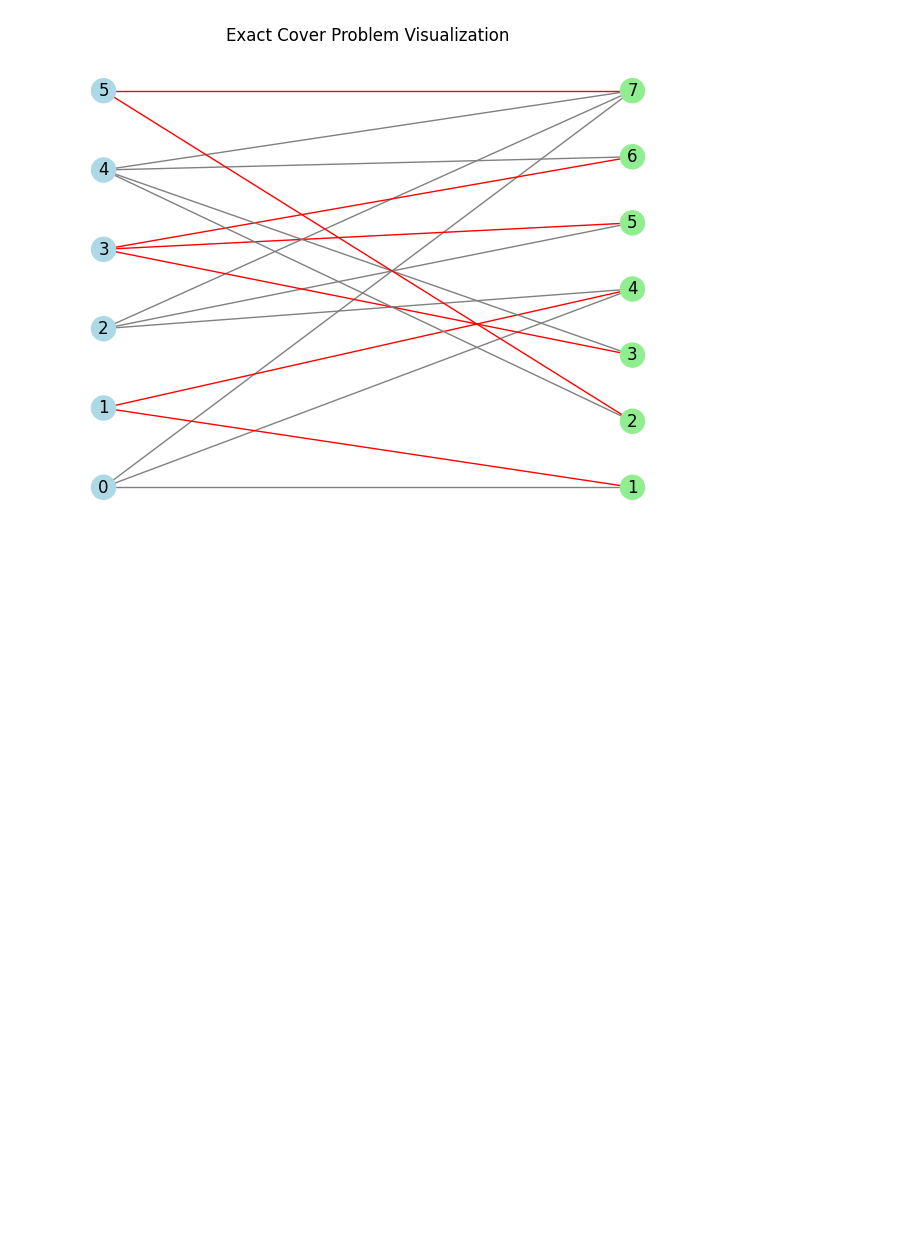
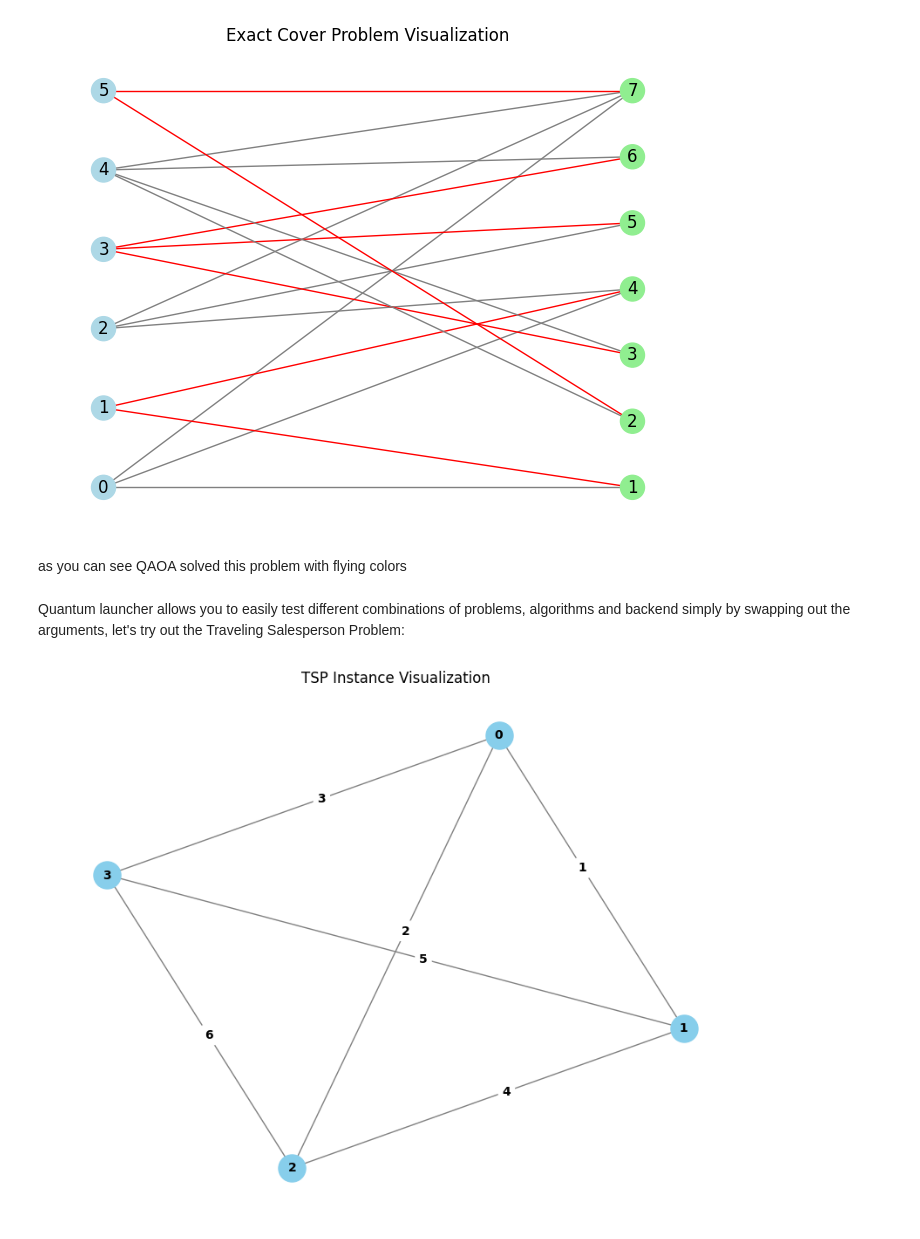
Before and after one commit to PCSS-Quantum/QLauncher, a Jupyter notebook: docs/tutorials/Backends/Qiskit.ipynb, the cells around one changed output. Cells and saved outputs as stored; diff of their text form; code cells hidden in the pictures; blank space fills up the shorter version.

```diff
--- a/docs/tutorials/Backends/Qiskit.ipynb
+++ b/docs/tutorials/Backends/Qiskit.ipynb
@@ -40,3 +40,13 @@ The results corresponds to the following matching
 pr.visualize(result.best_bitstring[::-1])
 # %% [output]
 [figure]
+# %% [markdown]
+as you can see QAOA solved this problem with flying colors
+# %% [markdown]
+Quantum launcher allows you to easily test different combinations of problems, algorithms and backend simply by swapping out the arguments, let's try out the Traveling Salesperson Problem:
+# %%
+from quantum_launcher.problems import TSP
+pr = TSP.from_preset(instance_name="default")
+pr.visualize()
+# %% [output]
+[figure, added]
```
Also changed, not shown: parts of 8 cells of this notebook, 3 other files.
